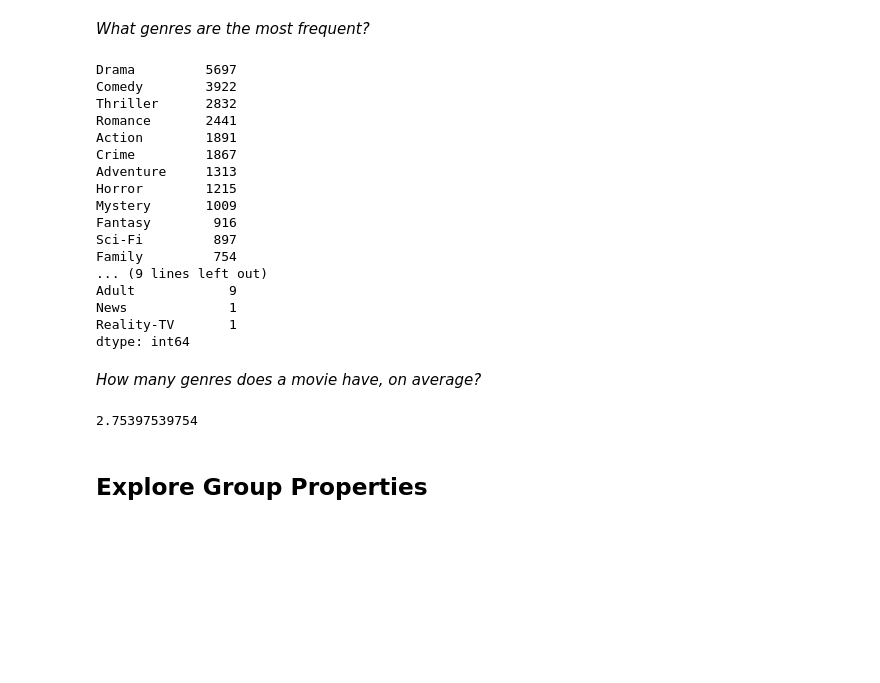
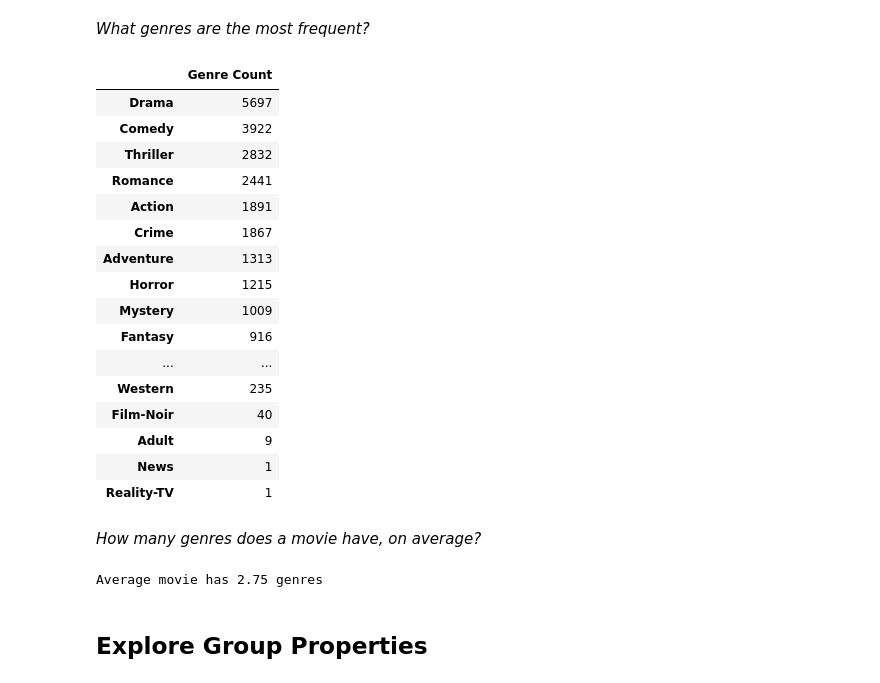
Before and after one commit to cs109/content, a Jupyter notebook: lec_04_wrangling.ipynb, the cells around one changed output. Cells and saved outputs as stored; diff of their text form; code cells hidden in the pictures; blank space fills up the shorter version.

```diff
--- a/lec_04_wrangling.ipynb
+++ b/lec_04_wrangling.ipynb
@@ -258,33 +297,34 @@ remove_border()
 *What genres are the most frequent?*
 # %%
 #sum sums over rows by default
-np.sort(data[genres].sum())[::-1]
+genre_count = np.sort(data[genres].sum())[::-1]
+pd.DataFrame({'Genre Count': genre_count})
 # %% [output]
-Drama         5697
-Comedy        3922
-Thriller      2832
-Romance       2441
-Action        1891
-Crime         1867
-Adventure     1313
-Horror        1215
-Mystery       1009
-Fantasy        916
-Sci-Fi         897
-Family         754
-... (9 lines left out)
-Adult            9
-News             1
-Reality-TV       1
-dtype: int64
+|  | Genre Count |
+| Drama | 5697 |
+| Comedy | 3922 |
+| Thriller | 2832 |
+| Romance | 2441 |
+| Action | 1891 |
+| Crime | 1867 |
+| Adventure | 1313 |
+| Horror | 1215 |
+| Mystery | 1009 |
+| Fantasy | 916 |
+| ... | ... |
+| Western | 235 |
+| Film-Noir | 40 |
+| Adult | 9 |
+| News | 1 |
+| Reality-TV | 1 |
 # %% [markdown]
 *How many genres does a movie have, on average?*
 # %%
 #axis=1 sums over columns instead
 genre_count = data[genres].sum(axis=1)
-print genre_count.mean()
+print "Average movie has %0.2f genres" % genre_count.mean()
 # %% [output]
-2.75397539754
+Average movie has 2.75 genres
 # %% [markdown]
 ## Explore Group Properties
 # %% [markdown]
```
Also changed, not shown: parts of 19 cells of this notebook, 1 other file.
